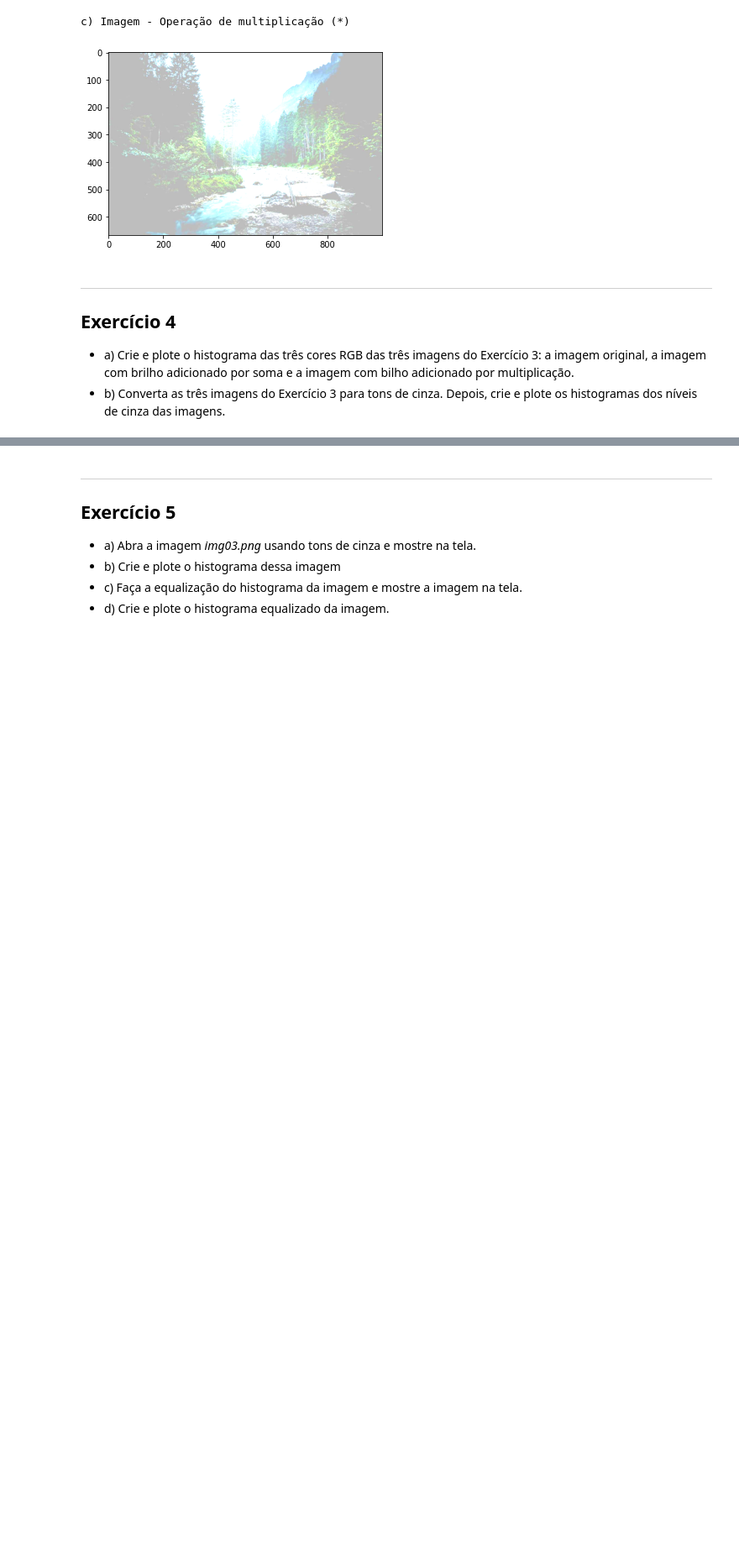
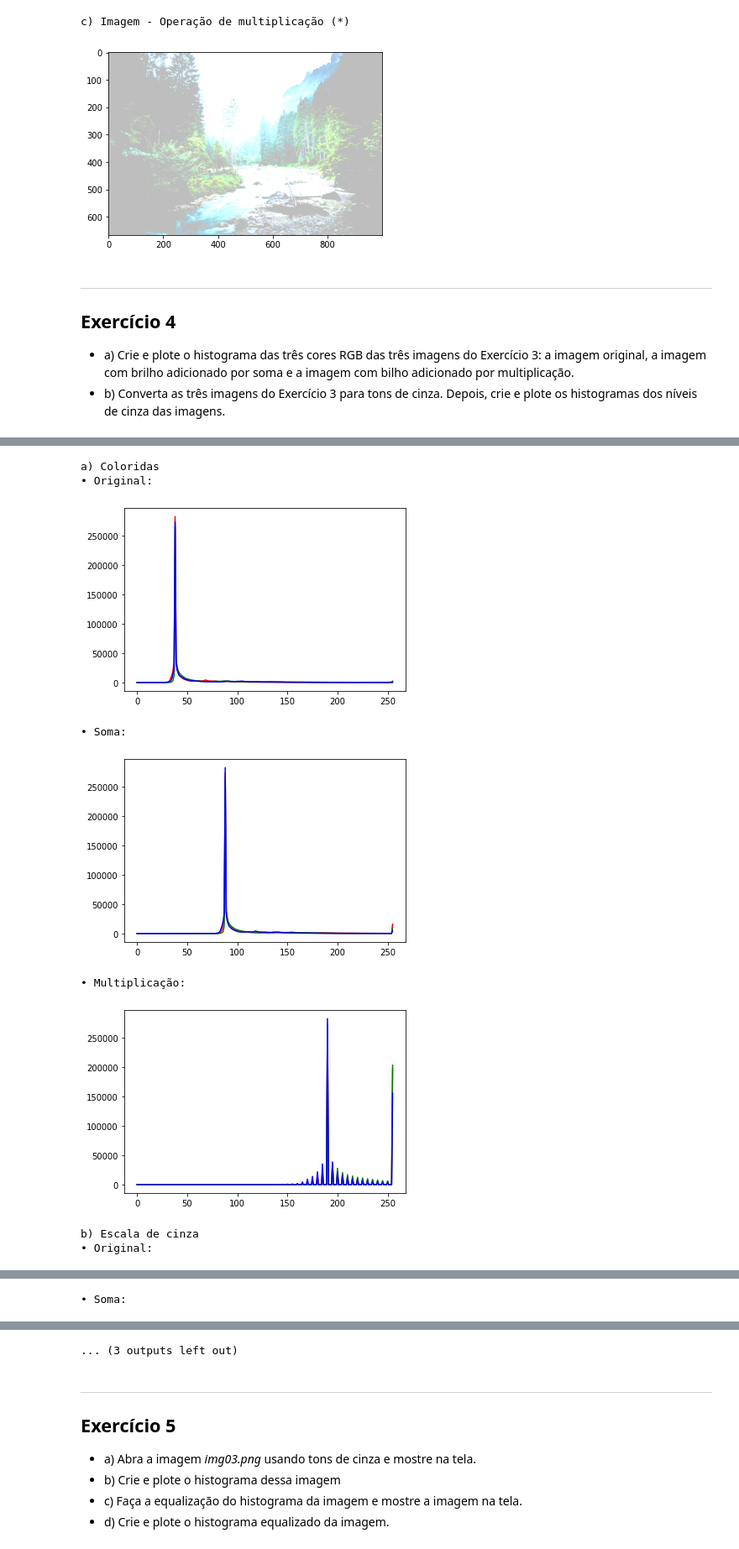
Before and after one commit to letvigna/image-processing-class, a Jupyter notebook: ac1/exerciciosPraticos.ipynb, the cells around one changed output, grey strips where cells are left out. Shown at 84% size. Drawn from its saved outputs; the diff is of its cells as text; code cells hidden in the pictures; blank space fills up the shorter version.

```diff
--- a/ac1/exerciciosPraticos.ipynb
+++ b/ac1/exerciciosPraticos.ipynb
@@ -144,7 +144,7 @@ import matplotlib.pyplot as plt
 
 def showImage(legend, img):
   print(legend)
-  plt.imshow(cv2.cvtColor(img, cv2.COLOR_BGR2RGB))
+  plt.imshow(img)
   plt.show()
   print('\n')
 
@@ -177,15 +177,18 @@ def sumOrMultiply(op, value, img):
 
 # ==+ a) +==
 image = cv2.imread('img02.jpeg')
-showImage('a) Imagem RGB', image)
+image_rgb = cv2.cvtColor(image, cv2.COLOR_BGR2RGB)
+showImage('a) Imagem RGB', image_rgb)
 
 # ==+ b) +==
 image_sum = sumOrMultiply(0, 50, image)
-showImage('b) Imagem - Operação de soma (+)', image_sum)
+image_sum_rgb = cv2.cvtColor(image_sum, cv2.COLOR_BGR2RGB)
+showImage('b) Imagem - Operação de soma (+)', image_sum_rgb)
 
 # ==+ c) +==
 image_mult = sumOrMultiply(1, 5, image)
-showImage('c) Imagem - Operação de multiplicação (*)', image_mult)
+image_mult_rgb = cv2.cvtColor(image_mult, cv2.COLOR_BGR2RGB)
+showImage('c) Imagem - Operação de multiplicação (*)', image_mult_rgb)
 # %% [output]
 a) Imagem RGB
 [figure]
@@ -271,0 +205,65 @@ a) Coloridas
+# %%
+import cv2
+import matplotlib.pyplot as plt
+
+def showImage(legend, img):
+  print(legend)
+  plt.imshow(img, 'gray')
+  plt.show()
+
+
+def calculateHistogram(color_index, img):
+  hist = cv2.calcHist([img],
+                      [color_index if color_index != -1 else 0],
+                      None,
+                      [256],
+                      [0, 256])
+
+  color = 'black'
+
+  if color_index == 0: color = 'red'
+  elif color_index == 1: color = 'green'
+  elif color_index == 2: color = 'blue'
+
+  plt.plot(hist, color = color)
+
+
+def showHistograms(legend, img):
+  print(legend)
+  calculateHistogram(0, img) # Red
+  calculateHistogram(1, img) # Green
+  calculateHistogram(2, img) # Blue
+  plt.show()
+  print('\n')
+
+
+def showHistogramsGray(legend, img):
+  img_gray = cv2.cvtColor(img, cv2.COLOR_RGB2GRAY)
+  showImage(legend, img_gray)
+  calculateHistogram(-1, img_gray)
+  plt.show()
+  print('\n')
+
+
+# ==+ a) +==
+print('a) Coloridas')
+showHistograms('• Original:', image_rgb)
+showHistograms('• Soma:', image_sum)
+showHistograms('• Multiplicação:', image_mult)
+
+
+# ==+ b) +==
+print('b) Escala de cinza')
+showHistogramsGray('• Original:', image_rgb)
+showHistogramsGray('• Soma:', image_sum)
+showHistogramsGray('• Multiplicação:', image_mult)
+# %% [output]
+a) Coloridas
+• Original:
+[figure, added]
+• Soma:
+[figure, added]
+• Multiplicação:
+[figure, added]
+b) Escala de cinza
+• Original:
@@ -271,0 +272 @@ a) Coloridas
+• Soma:
@@ -272,3 +275,4 @@ a) Coloridas
+... (3 outputs left out)
 # %% [markdown]
 ----
 ## Exercício 5
```
Also changed, not shown: parts of 2 cells of this notebook.
